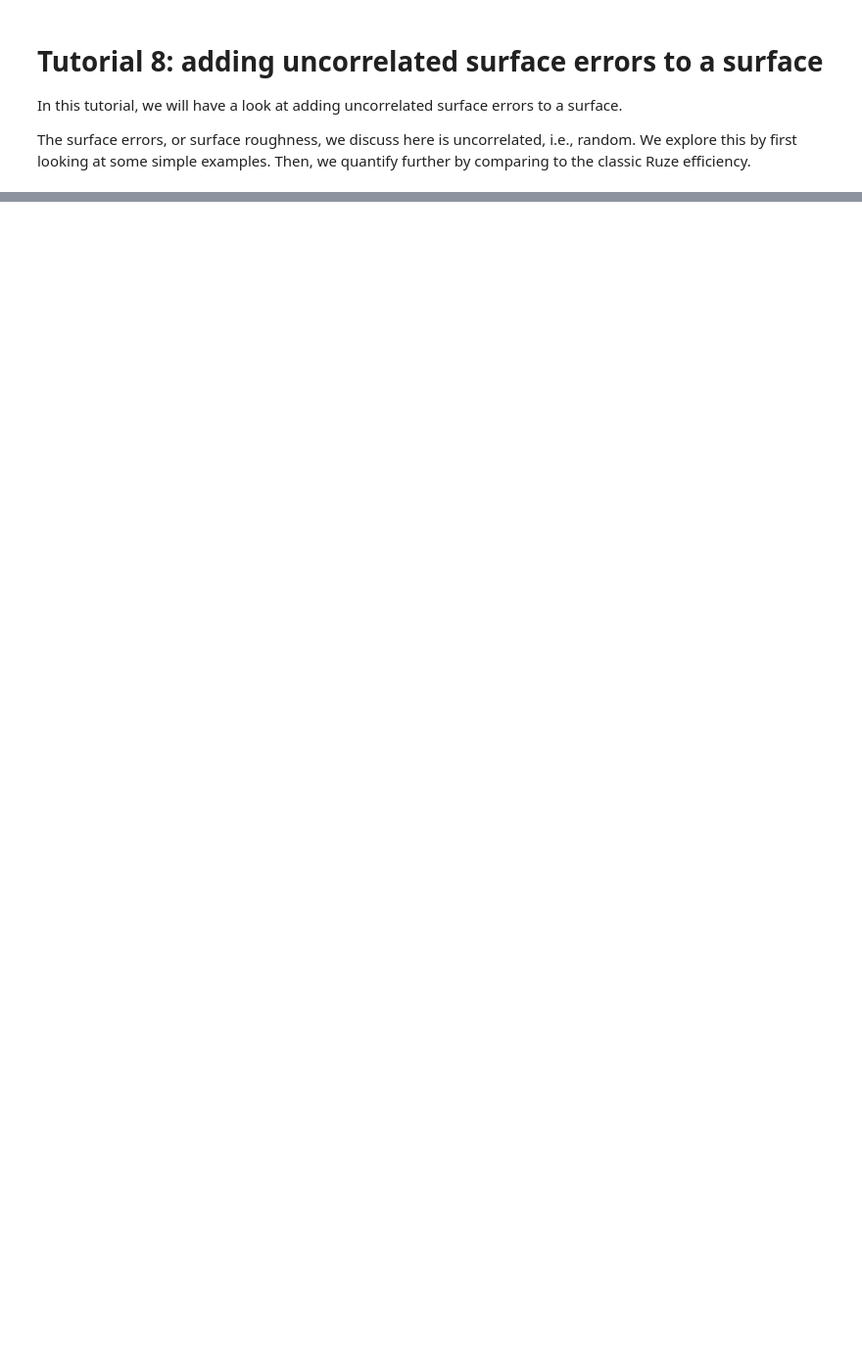
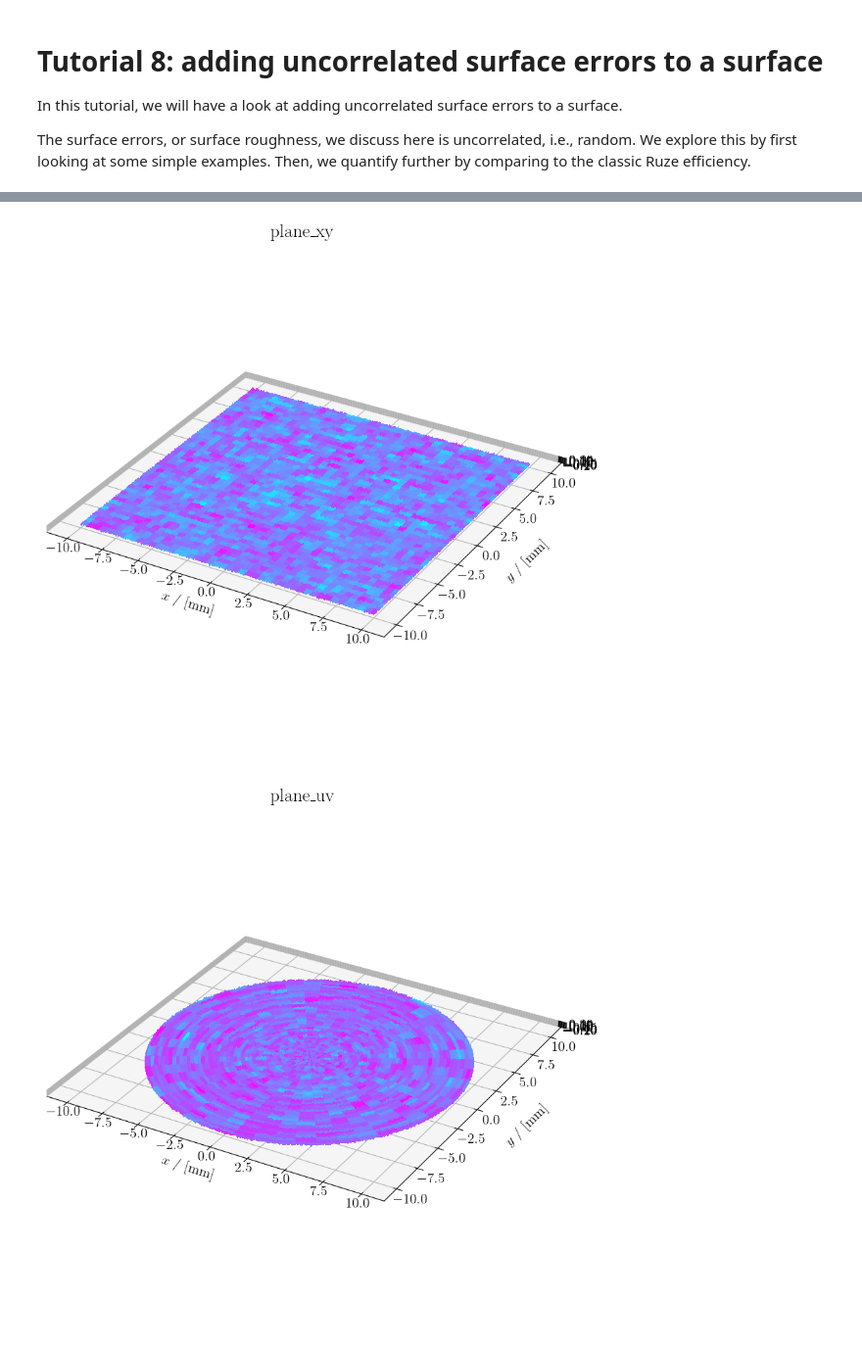
Before and after one commit to PyPO-dev/PyPO, a Jupyter notebook: tutorials/Untitled.ipynb, the cells around one changed output, grey strips where cells are left out. Shown at 98% size. Drawn from its saved outputs; the diff is of its cells as text; code cells hidden in the pictures; blank space fills up the shorter version.

```diff
--- a/tutorials/Untitled.ipynb
+++ b/tutorials/Untitled.ipynb
@@ -58,0 +6,38 @@ plt.show()
+# %%
+import numpy as np
+import matplotlib.pyplot as plt
+import scipy.stats as stats
+
+from PyPO.System import System
+from PyPO.Enums import FieldComponents, Units
+
+SEED = 42
+
+s = System()
+
+plane_uv = {
+            "name"      : "plane_uv",
+            "gmode"     : "uv",
+            "lims_u"    : np.array([0, 10]),
+            "lims_v"    : np.array([0, 360]),
+            "gridsize"  : np.array([1001, 1000]),
+            "rms"       : 42e-3,
+            "rms_seed"  : SEED
+            }
+
+plane_xy = {
+            "name"      : "plane_xy",
+            "gmode"     : "xy",
+            "lims_x"    : np.array([-10, 10]),
+            "lims_y"    : np.array([-10, 10]),
+            "gridsize"  : np.array([1001, 1001]),
+            "rms"       : 42e-3,
+            "rms_seed"  : SEED
+            }
+
+s.addPlane(plane_uv)
+s.addPlane(plane_xy)
+
+s.plot3D("plane_xy")
+s.plot3D("plane_uv")
+# %% [output]
@@ -58,0 +47,2 @@ plt.show()
+[figure, added]
+[figure, added]
```
Also changed, not shown: parts of 3 cells of this notebook, 13 other files.
